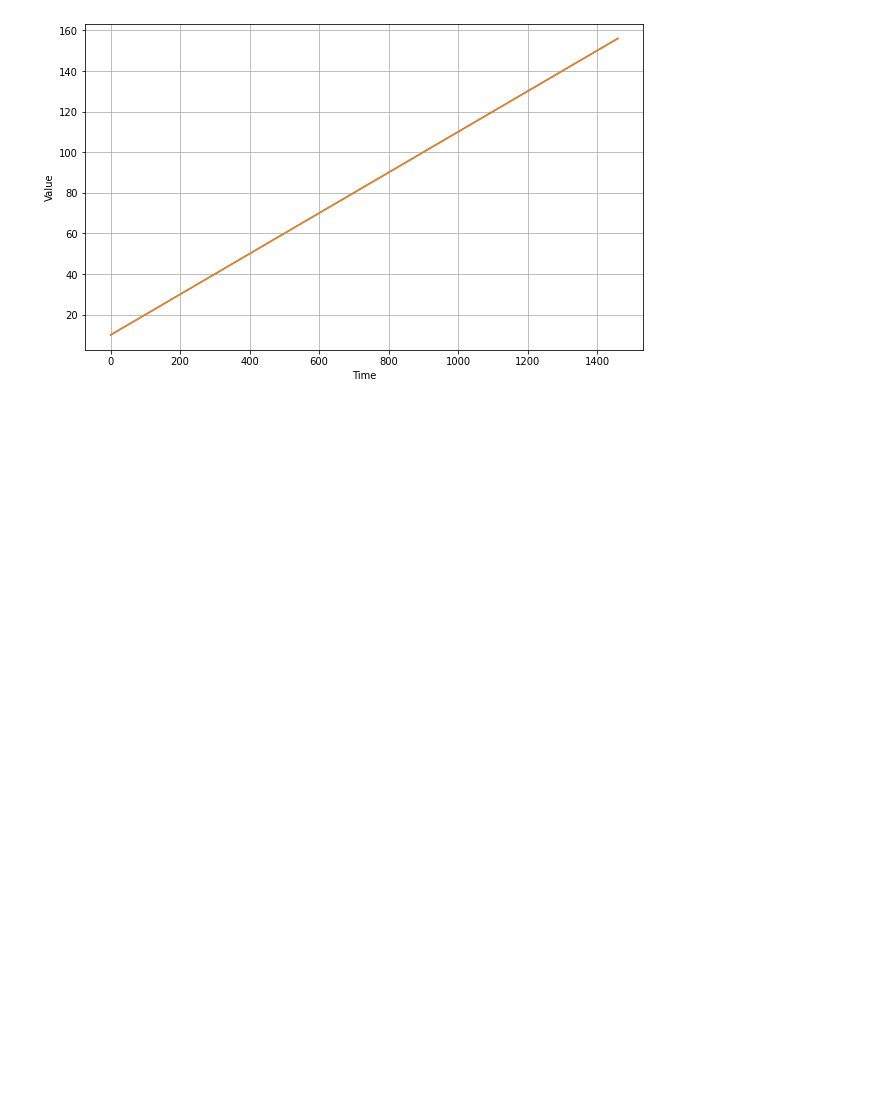
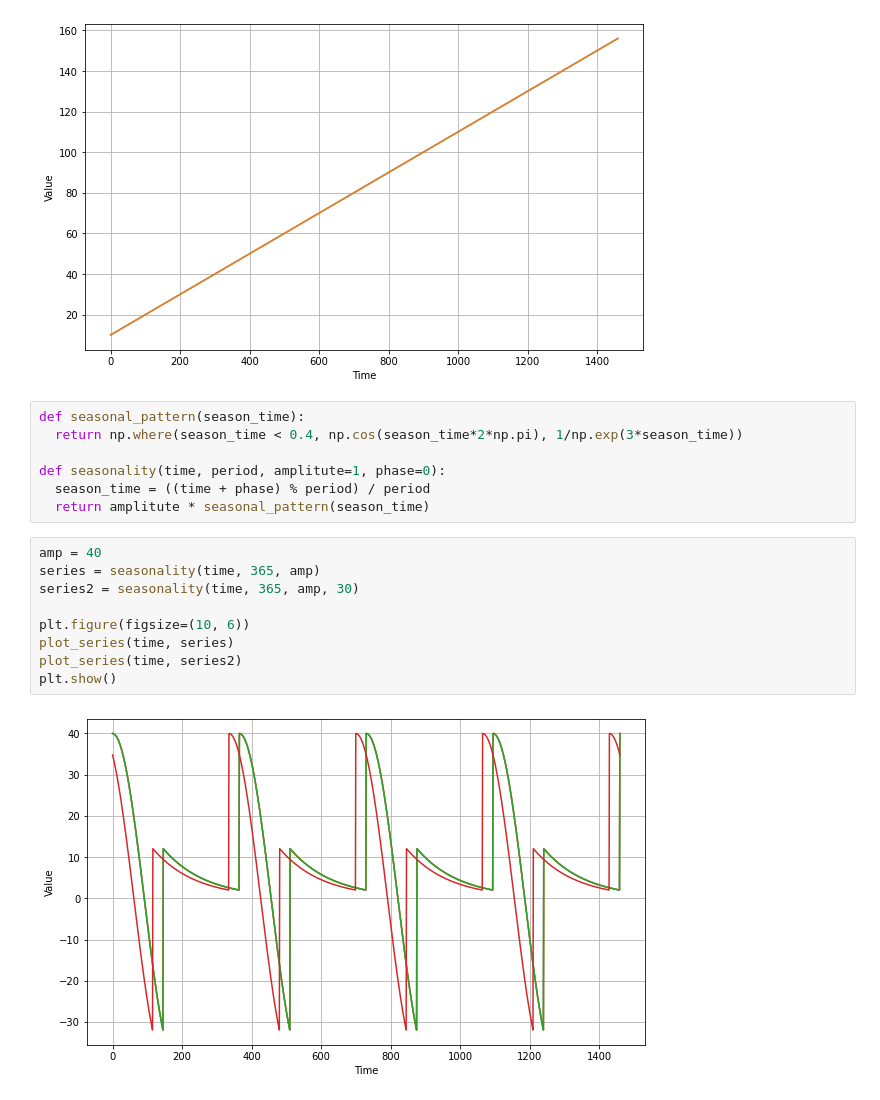
Before and after one commit to xuziyue/tensorflow-models, a Jupyter notebook: time_series_common_patterns.ipynb, the cells around one changed output. Saved outputs shown, nothing was run; the diff lists cells and outputs as text; blank space fills up the shorter version.

```diff
--- a/time_series_common_patterns.ipynb
+++ b/time_series_common_patterns.ipynb
@@ -24,3 +24,21 @@ plot_series(time, series)
 plt.show()
 # %% [output]
 [figure]
+# %%
+def seasonal_pattern(season_time):
+  return np.where(season_time < 0.4, np.cos(season_time*2*np.pi), 1/np.exp(3*season_time))
+
+def seasonality(time, period, amplitute=1, phase=0):
+  season_time = ((time + phase) % period) / period
+  return amplitute * seasonal_pattern(season_time)
+# %%
+amp = 40
+series = seasonality(time, 365, amp)
+series2 = seasonality(time, 365, amp, 30)
+
+plt.figure(figsize=(10, 6))
+plot_series(time, series)
+plot_series(time, series2)
+plt.show()
+# %% [output]
+[figure, added]
```
